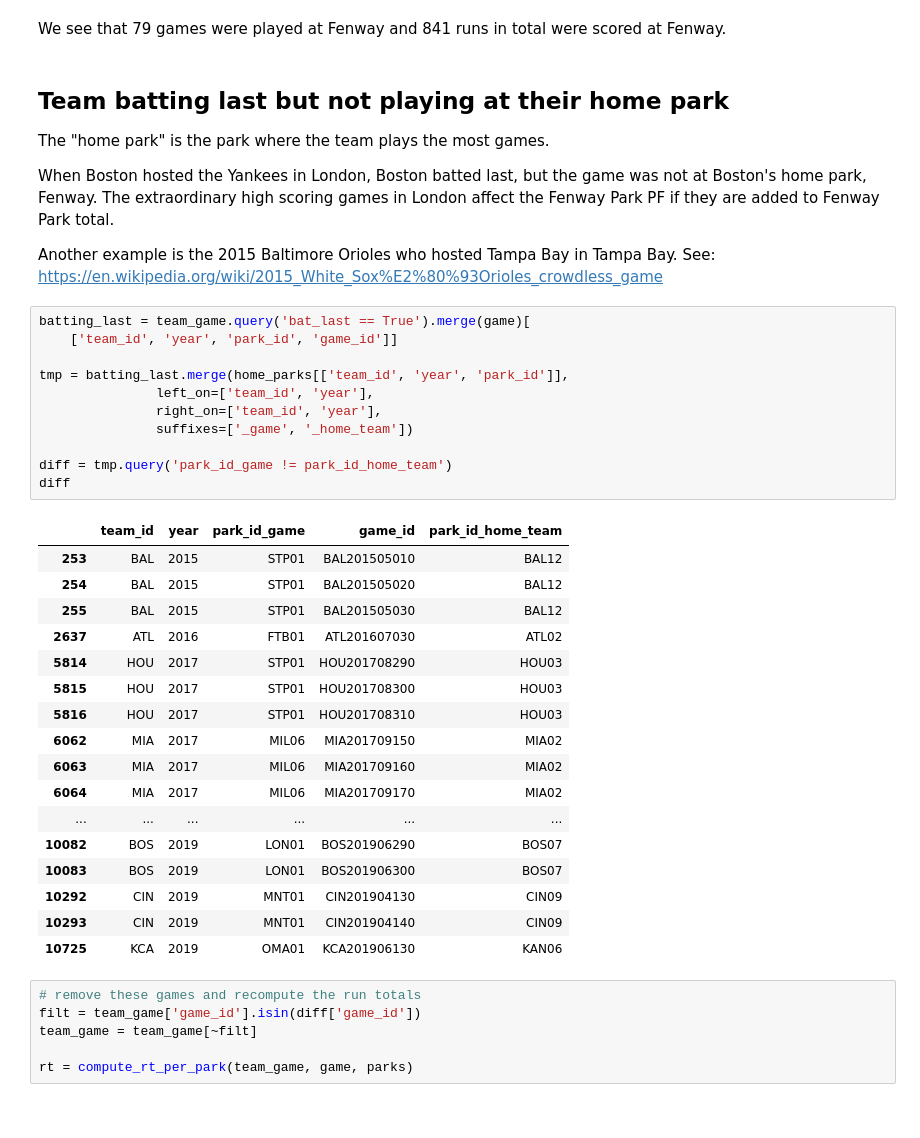
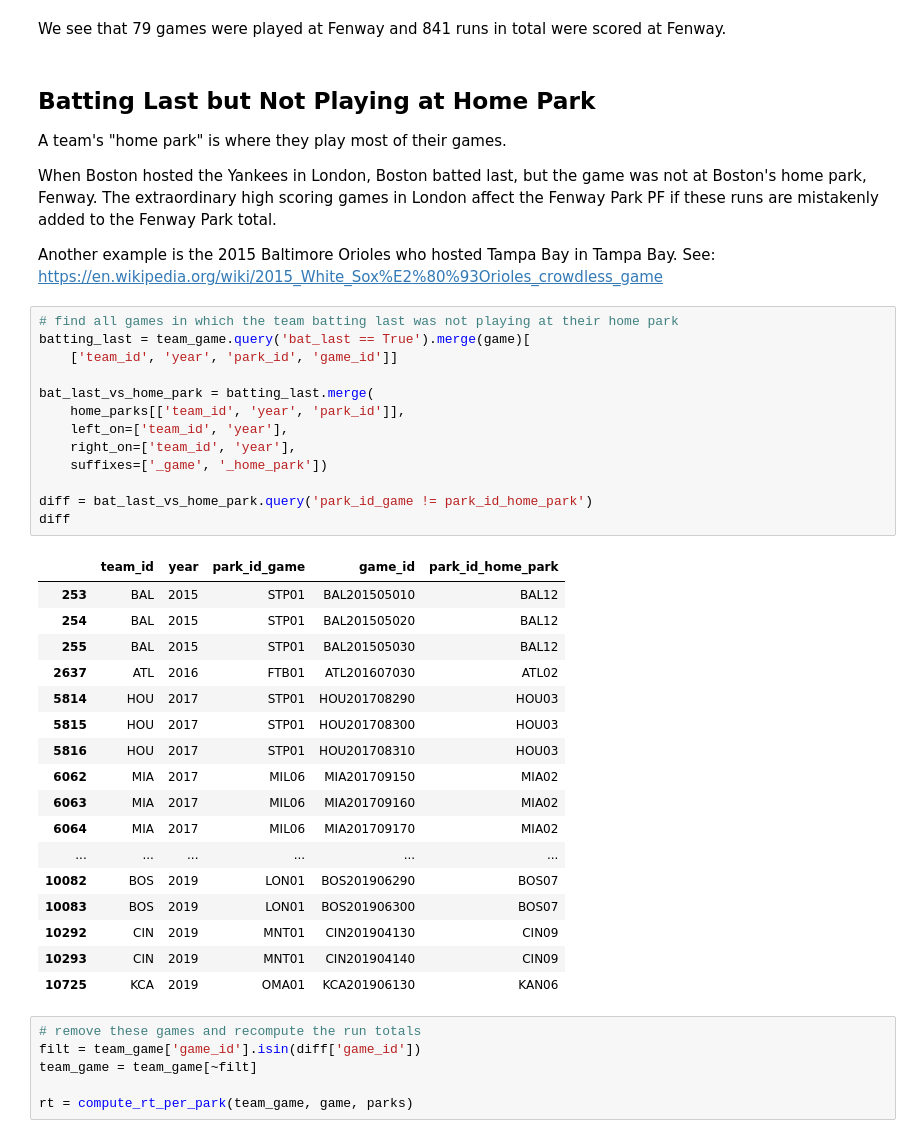
Before and after one commit to sdiehl28/baseball-analytics, a Jupyter notebook: baseball_jupyter_nb/03a_ParkFactor_CSV.ipynb, the cells around one changed output. Cells and saved outputs as stored; diff of their text form.

```diff
--- a/baseball_jupyter_nb/03a_ParkFactor_CSV.ipynb
+++ b/baseball_jupyter_nb/03a_ParkFactor_CSV.ipynb
@@ -264,25 +264,27 @@ home_parks.query('team_id == "BOS" and year==2019')
 # %% [markdown]
 We see that 79 games were played at Fenway and 841 runs in total were scored at Fenway.
 # %% [markdown]
-## Team batting last but not playing at their home park
-The "home park" is the park where the team plays the most games.
+## Batting Last but Not Playing at Home Park
+A team's "home park" is where they play most of their games.
 
-When Boston hosted the Yankees in London, Boston batted last, but the game was not at Boston's home park, Fenway.  The extraordinary high scoring games in London affect the Fenway Park PF if they are added to Fenway Park total.
+When Boston hosted the Yankees in London, Boston batted last, but the game was not at Boston's home park, Fenway.  The extraordinary high scoring games in London affect the Fenway Park PF if these runs are mistakenly added to the Fenway Park total.
 
 Another example is the 2015 Baltimore Orioles who hosted Tampa Bay in Tampa Bay. See: https://en.wikipedia.org/wiki/2015_White_Sox%E2%80%93Orioles_crowdless_game
 # %%
+# find all games in which the team batting last was not playing at their home park
 batting_last = team_game.query('bat_last == True').merge(game)[
     ['team_id', 'year', 'park_id', 'game_id']]
 
-tmp = batting_last.merge(home_parks[['team_id', 'year', 'park_id']],
-               left_on=['team_id', 'year'],
-               right_on=['team_id', 'year'],
-               suffixes=['_game', '_home_team'])
+bat_last_vs_home_park = batting_last.merge(
+    home_parks[['team_id', 'year', 'park_id']],
+    left_on=['team_id', 'year'],
+    right_on=['team_id', 'year'],
+    suffixes=['_game', '_home_park'])
 
-diff = tmp.query('park_id_game != park_id_home_team')
+diff = bat_last_vs_home_park.query('park_id_game != park_id_home_park')
 diff
 # %% [output]
-|  | team_id | year | park_id_game | game_id | park_id_home_team |
+|  | team_id | year | park_id_game | game_id | park_id_home_park |
 | 253 | BAL | 2015 | STP01 | BAL201505010 | BAL12 |
 | 254 | BAL | 2015 | STP01 | BAL201505020 | BAL12 |
 | 255 | BAL | 2015 | STP01 | BAL201505030 | BAL12 |
```
Also changed, not shown: parts of 15 cells of this notebook.
